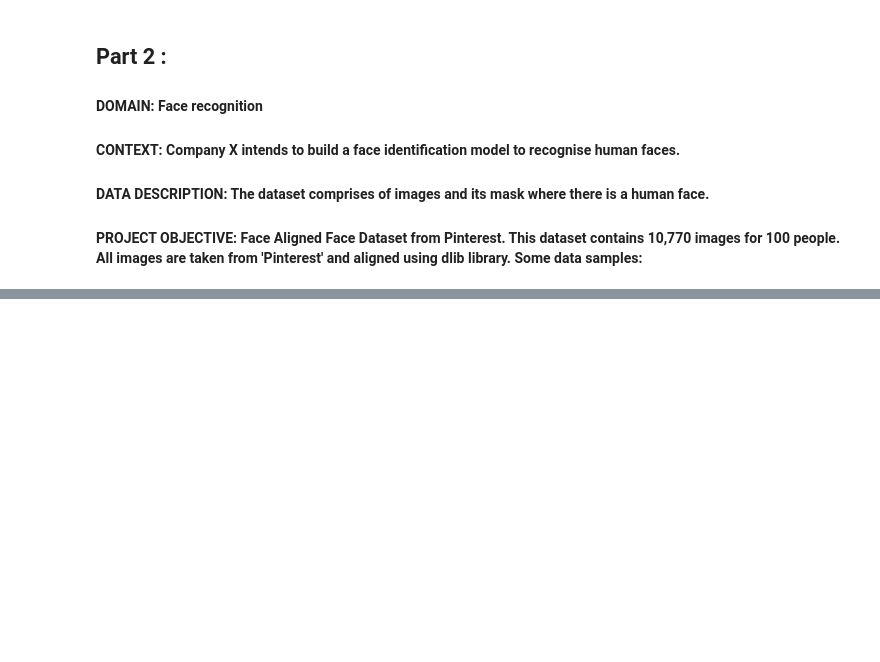
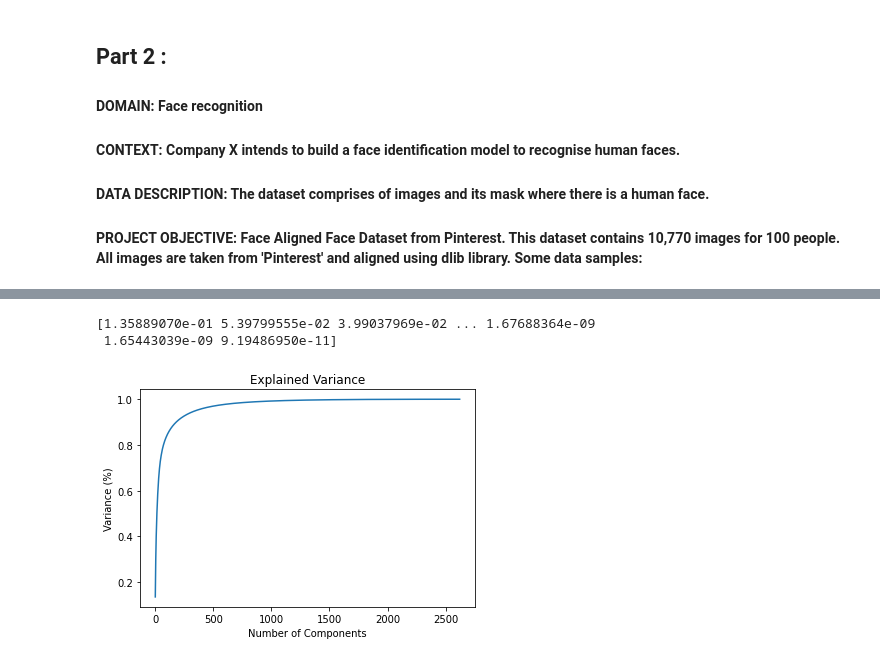
Before and after one commit to pbhuch/GL_DecA_G4_NLP1, a Jupyter notebook: CV_Project.ipynb, the cells around one changed output, grey strips where cells are left out. Saved outputs shown, nothing was run; the diff lists cells and outputs as text; code cells hidden in the pictures; blank space fills up the shorter version.

```diff
--- a/CV_Project.ipynb
+++ b/CV_Project.ipynb
@@ -372,0 +542,13 @@ Part 1 of the project was about how we can make use of the UNET layers to train,
+# %%
+embeddings = np.zeros((metadata.shape[0], 2622))
+
+for i in range(len(metadata)):
+    img_path = metadata[i].image_path()
+    print(i, metadata[i])
+    img = load_image(img_path)
+    img = (img / 255.).astype(np.float32)
+    img = cv2.resize(img, dsize = (224, 224))
+
+    #obtaining embedding vectors of all images
+    embedding_vectors = vgg_face_descriptor.predict(np.expand_dims(img, axis = 0))[0]
+    embeddings[i] = embedding_vectors
@@ -372,0 +602,8 @@ Part 1 of the project was about how we can make use of the UNET layers to train,
+# %%
+train_idx = np.arange(metadata.shape[0]) % 9 != 0     #every 9th example goes in test data and rest go in train data
+test_idx = np.arange(metadata.shape[0]) % 9 == 0
+
+# one half as train examples of 10 identities
+X_train = embeddings[train_idx]
+# another half as test examples of 10 identities
+X_test = embeddings[test_idx]
@@ -372,0 +627,6 @@ Part 1 of the project was about how we can make use of the UNET layers to train,
+# %%
+from sklearn.preprocessing import StandardScaler
+
+scaler = StandardScaler()
+X_train_scaled = scaler.fit_transform(X_train)
+X_test_scaled = scaler.fit_transform(X_test)
@@ -372,0 +640,22 @@ Part 1 of the project was about how we can make use of the UNET layers to train,
+# %%
+from sklearn.decomposition import PCA
+
+pca = PCA()
+
+X_train = pca.fit_transform(X_train_scaled)
+X_test = pca.transform(X_test_scaled)
+
+explained_variance = pca.explained_variance_ratio_
+print(explained_variance)
+# %% [output]
+[1.35889070e-01 5.39799555e-02 3.99037969e-02 ... 1.67688364e-09
+ 1.65443039e-09 9.19486950e-11]
+# %%
+plt.figure()
+plt.plot(np.cumsum(explained_variance))
+plt.xlabel('Number of Components')
+plt.ylabel('Variance (%)')
+plt.title('Explained Variance')
+plt.show()
+# %% [output]
+[figure, added]
```
Also changed, not shown: parts of 23 cells of this notebook.
